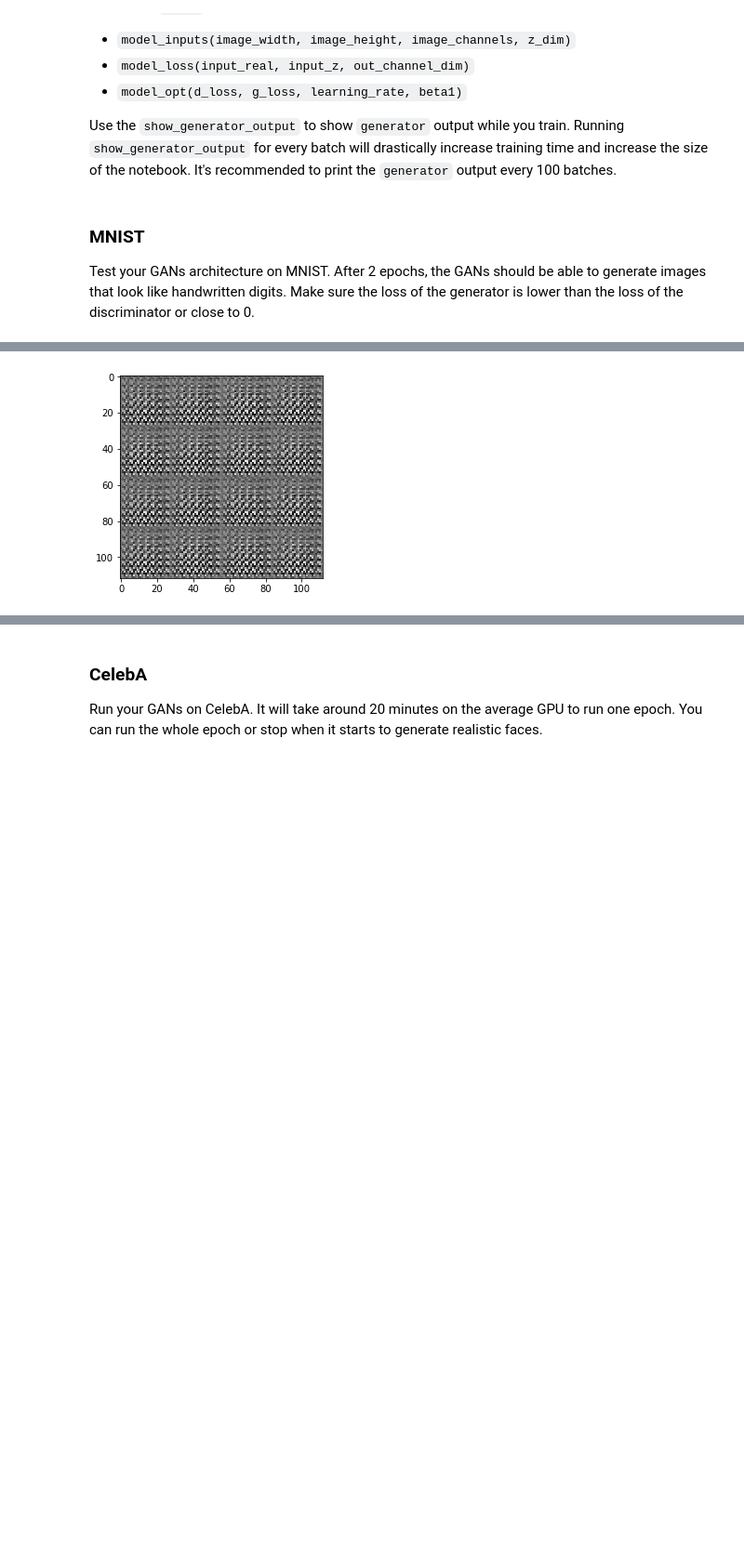
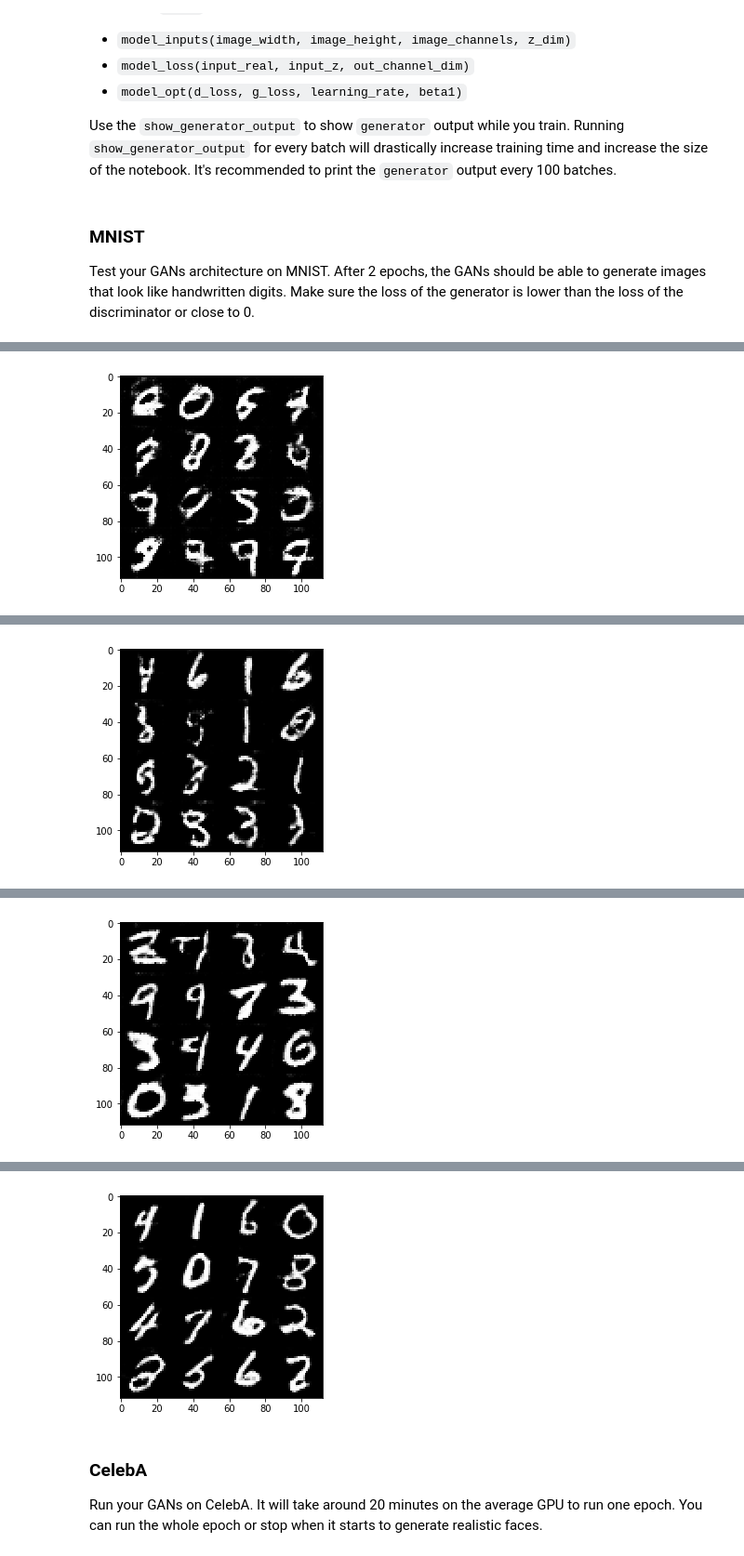
Before and after one commit to NeverDoubtTheWorm/Face-Generation-nd101, a Jupyter notebook: dlnd_face_generation.ipynb, the cells around one changed output, grey strips where cells are left out. Shown: that part at 93% size. Saved outputs shown, nothing was run; the diff lists cells and outputs as text; code cells hidden in the pictures; blank space fills up the shorter version.

```diff
--- a/dlnd_face_generation.ipynb
+++ b/dlnd_face_generation.ipynb
@@ -183,6 +188,7 @@ def generator(z, out_channel_dim, is_train=True, alpha=0.2):
     # TODO: Implement Function
     with tf.variable_scope("generator", reuse=not is_train):
         act_fn = lambda x : tf.maximum(alpha * x, x)
+        # act_fn = lambda x : tf.nn.elu(x)
         batch_norm_activ = lambda x : act_fn(tf.layers.batch_normalization(inputs=x, training=is_train))
 
         x = tf.layers.dense(inputs=z, units=4*4*512)
@@ -191,10 +197,14 @@ def generator(z, out_channel_dim, is_train=True, alpha=0.2):
 
         x = tf.layers.conv2d_transpose(inputs=x, padding="VALID", filters=256, kernel_size=4, strides=1)
         x = batch_norm_activ(x)
-        x = tf.layers.conv2d_transpose(inputs=x, padding="SAME", filters=128, kernel_size=4, strides=2)
+
+        x = tf.layers.conv2d_transpose(inputs=x, padding="SAME", filters=128, kernel_size=5, strides=2)
         x = batch_norm_activ(x)
 
-        x = tf.layers.conv2d_transpose(inputs=x, padding="SAME", filters=out_channel_dim, kernel_size=4, strides=2)
+        x = tf.layers.conv2d_transpose(inputs=x, padding="SAME", filters=64, kernel_size=5, strides=2)
+        x = batch_norm_activ(x)
+
+        x = tf.layers.conv2d_transpose(inputs=x, padding="SAME", filters=out_channel_dim, kernel_size=5, strides=1)
         out = tf.tanh(x)
 
         return out
@@ -225,15 +235,20 @@ def model_loss(input_real, input_z, out_channel_dim):
     d_model_real, d_logits_real = discriminator(images=input_real)
     d_model_fake, d_logits_fake = discriminator(images=g_model, reuse=True)
 
+    # smooth d_loss using randomization
     d_loss_real = tf.reduce_mean(
-        tf.nn.sigmoid_cross_entropy_with_logits(logits=d_logits_real,
-                                                labels=tf.ones_like(d_model_real)))
+        tf.nn.sigmoid_cross_entropy_with_logits(
+            logits=d_logits_real,
+            labels=tf.ones_like(d_model_real) * np.random.uniform(0.8, 1.1)))
     d_loss_fake = tf.reduce_mean(
-        tf.nn.sigmoid_cross_entropy_with_logits(logits=d_logits_fake,
-                                                labels=tf.zeros_like(d_model_fake)))
+        tf.nn.sigmoid_cross_entropy_with_logits(
+            logits=d_logits_fake,
+            labels=tf.ones_like(d_model_fake) * np.random.uniform(0.0, 0.2)))
+
     g_loss = tf.reduce_mean(
-        tf.nn.sigmoid_cross_entropy_with_logits(logits=d_logits_fake,
-                                                labels=tf.ones_like(d_model_fake)))
+        tf.nn.sigmoid_cross_entropy_with_logits(
+            logits=d_logits_fake,
+            labels=tf.ones_like(d_model_fake)))
 
     d_loss = d_loss_real + d_loss_fake
 
@@ -336,37 +351,43 @@ def train(epoch_count, batch_size, z_dim, learning_rate, beta1, get_batches, dat
     d_loss, g_loss = model_loss(input_real, input_z, data_shape[3])
     d_train_opt, g_train_opt = model_opt(d_loss, g_loss, learning_rate, beta1)
 
-
     with tf.Session() as sess:
         sess.run(tf.global_variables_initializer())
         for epoch_i in range(epoch_count):
             for batch_images in get_batches(batch_size):
-                batch_images= batch_images*2
+                batch_images = batch_images * 2
                 steps += 1
                 # TODO: Train Model
                 batch_z = np.random.uniform(-1, 1, size=(batch_size, z_dim))
+                # batch_z = np.random.normal(0, .3, size=(batch_size, z_dim))
                 feed_dict = {input_real : batch_images, input_z : batch_z, lr : learning_rate}
 
                 _ = sess.run(d_train_opt, feed_dict=feed_dict)
                 _ = sess.run(g_train_opt, feed_dict=feed_dict)
-                if steps % 100 == 0:
+                if steps % 1000 == 0:
                     show_generator_output(sess=sess,
                                           n_images=16,
                                           input_z=input_z,
                                           out_channel_dim=data_shape[3],
                                           image_mode=data_image_mode)
-                if steps % 25 == 0:
+                if steps % 250 == 0:
                     train_loss_d = d_loss.eval({input_z: batch_z, input_real: batch_images})
                     train_loss_g = g_loss.eval({input_z: batch_z})
 
                     print("Epoch {}/{}...".format(epoch_i + 1, epoch_count),
                           "Discriminator Loss: {:.4f}...".format(train_loss_d),
                           "Generator Loss: {:.4f}".format(train_loss_g))
+        print('Training Complete!')
+        show_generator_output(sess=sess,
+                              n_images=16,
+                              input_z=input_z,
+                              out_channel_dim=data_shape[3],
+                              image_mode=data_image_mode)
 # %% [markdown]
 ### MNIST
 Test your GANs architecture on MNIST.  After 2 epochs, the GANs should be able to generate images that look like handwritten digits.  Make sure the loss of the generator is lower than the loss of the discriminator or close to 0.
 # %%
-batch_size = 128
+batch_size = 32
 z_dim = 100
 learning_rate = 2e-4
 beta1 = .5
@@ -388 +409 @@ Epoch 1/2... Discriminator Loss: 4.4478... Generator Loss: 0.0183
-[figure, old version]
+[figure, new version]
@@ -392,0 +414 @@ Epoch 1/2... Discriminator Loss: 3.3231... Generator Loss: 0.0469
+[figure, added]
@@ -393,0 +419 @@ KeyboardInterrupt:
+[figure, added]
@@ -394,3 +425,4 @@ KeyboardInterrupt:
+[figure, added]
 # %% [markdown]
 ### CelebA
 Run your GANs on CelebA.  It will take around 20 minutes on the average GPU to run one epoch.  You can run the whole epoch or stop when it starts to generate realistic faces.
```
Also changed, not shown: parts of 7 cells of this notebook, 2 other files.
